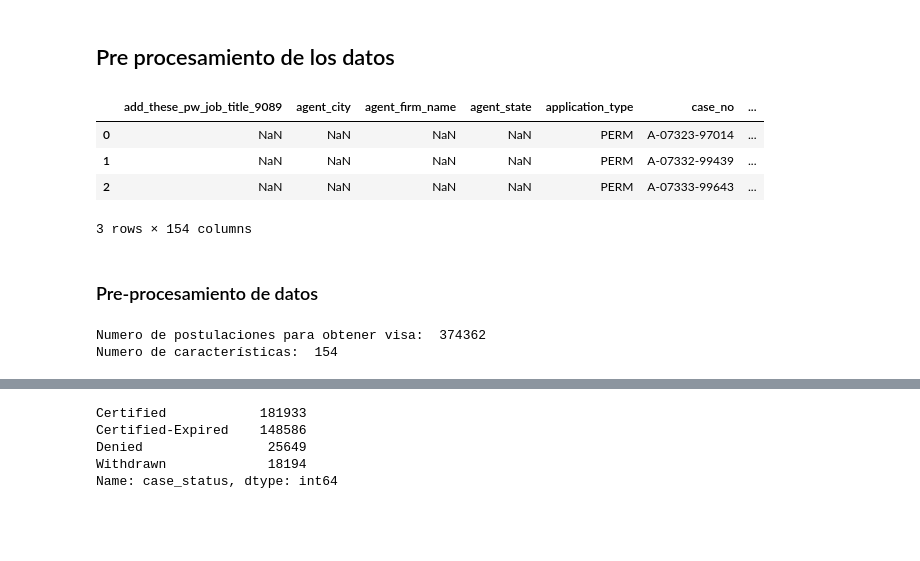
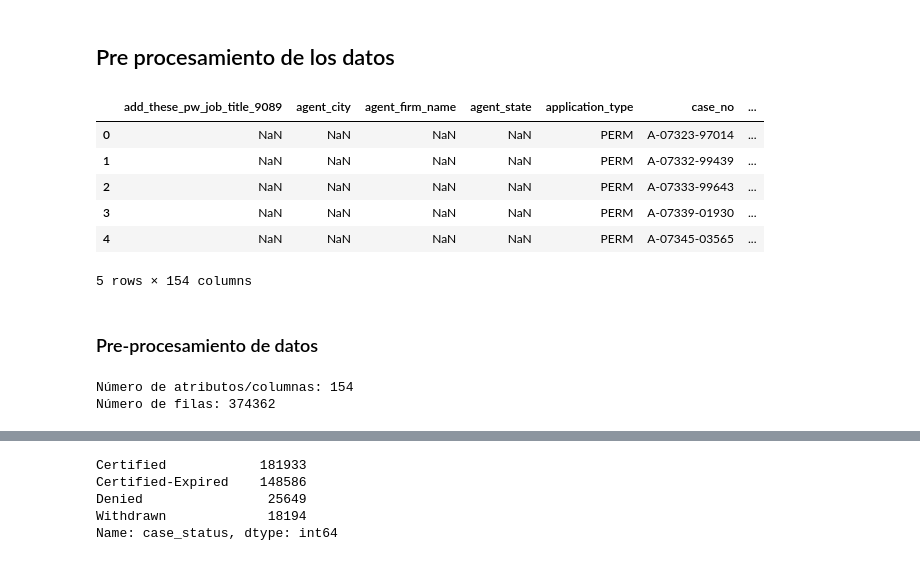
Before and after one commit to rogercc4/us-perm-visas, a Jupyter notebook: 02_pre_procesamiento_de_datos.ipynb, the cells around one changed output, grey strips where cells are left out. Drawn from its saved outputs; the diff is of its cells as text; code cells hidden in the pictures; blank space fills up the shorter version.

```diff
--- a/02_pre_procesamiento_de_datos.ipynb
+++ b/02_pre_procesamiento_de_datos.ipynb
@@ -9,15 +9,17 @@ import matplotlib.pyplot as plt
 import seaborn as sns
 # %%
 # cargar el dataset
-datos = pd.read_csv('us_perm_visas.csv',low_memory=False)
+datos = pd.read_csv('us_perm_visas.csv',low_memory=False,
+        parse_dates=['decision_date','case_received_date'])
-# %%
-# mostrar las primeras 3 filas
-datos.head(3)
-# %% [output]
-|  | add_these_pw_job_title_9089 | agent_city | agent_firm_name | agent_state | application_type | case_no | ... |
-| 0 | NaN | NaN | NaN | NaN | PERM | A-07323-97014 | ... |
-| 1 | NaN | NaN | NaN | NaN | PERM | A-07332-99439 | ... |
-| 2 | NaN | NaN | NaN | NaN | PERM | A-07333-99643 | ... |
-3 rows × 154 columns
+# %%
+datos.head()
+# %% [output]
+|  | add_these_pw_job_title_9089 | agent_city | agent_firm_name | agent_state | application_type | case_no | ... |
+| 0 | NaN | NaN | NaN | NaN | PERM | A-07323-97014 | ... |
+| 1 | NaN | NaN | NaN | NaN | PERM | A-07332-99439 | ... |
+| 2 | NaN | NaN | NaN | NaN | PERM | A-07333-99643 | ... |
+| 3 | NaN | NaN | NaN | NaN | PERM | A-07339-01930 | ... |
+| 4 | NaN | NaN | NaN | NaN | PERM | A-07345-03565 | ... |
+5 rows × 154 columns
 # %% [markdown]
 ### Pre-procesamiento de datos
@@ -28,5 +38,5 @@ def getInfodata(data):
 # %%
 getInfodata(datos)
 # %% [output]
-Numero de postulaciones para obtener visa:  374362
-Numero de características:  154
+Número de atributos/columnas: 154
+Número de filas: 374362
```
Also changed, not shown: parts of 47 cells of this notebook.
